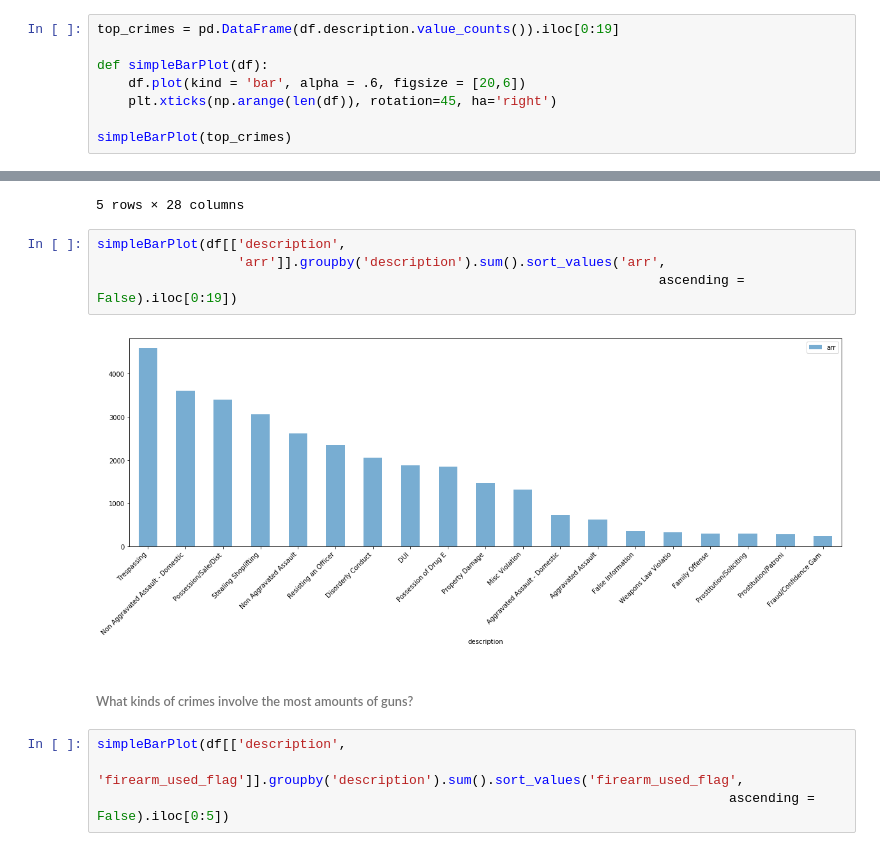
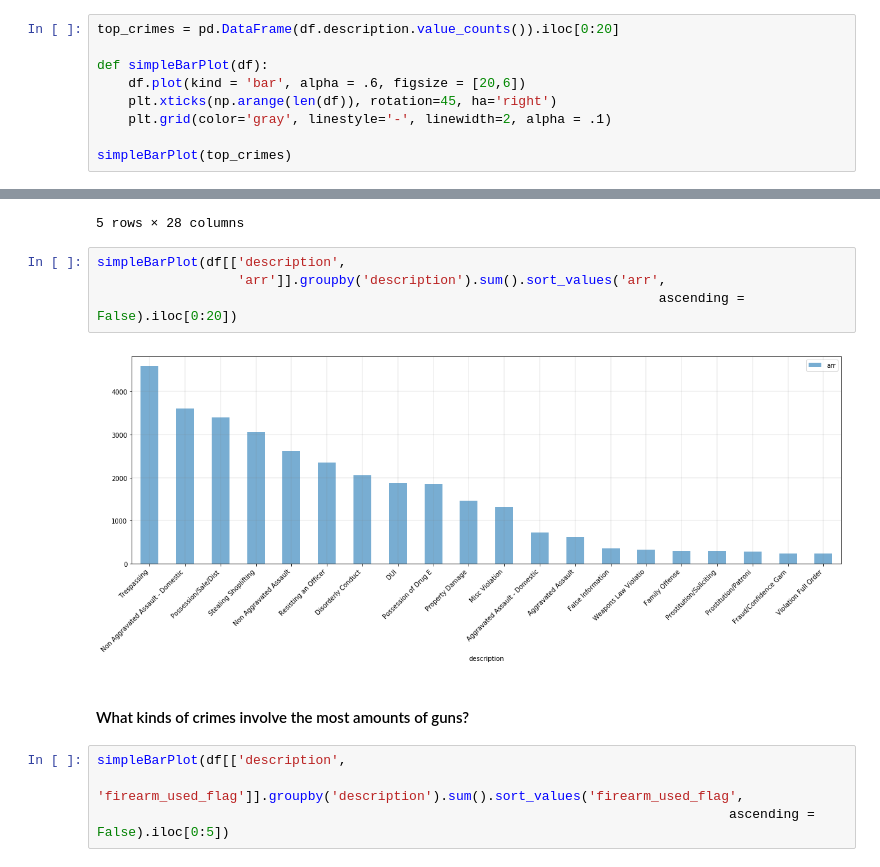
Before and after one commit to callawayh/KC-Crime-Project, a Jupyter notebook: 2.0-exploratory-data-analysis .ipynb, the cells around one changed output, grey strips where cells are left out. Saved outputs shown, nothing was run; the diff lists cells and outputs as text.

```diff
--- a/2.0-exploratory-data-analysis .ipynb
+++ b/2.0-exploratory-data-analysis .ipynb
@@ -14,9 +15,10 @@ lets check out the top 20 most frequently reported types of crimes
 # %%
-top_crimes = pd.DataFrame(df.description.value_counts()).iloc[0:19]
+top_crimes = pd.DataFrame(df.description.value_counts()).iloc[0:20]
 
 def simpleBarPlot(df):
     df.plot(kind = 'bar', alpha = .6, figsize = [20,6])
     plt.xticks(np.arange(len(df)), rotation=45, ha='right')
+    plt.grid(color='gray', linestyle='-', linewidth=2, alpha = .1)
 
 simpleBarPlot(top_crimes)
 # %% [output]
@@ -36,11 +38,11 @@ df.head()
 # %%
 simpleBarPlot(df[['description',
                   'arr']].groupby('description').sum().sort_values('arr',
-                                                                        ascending = False).iloc[0:19])
+                                                                        ascending = False).iloc[0:20])
 # %% [output]
-[figure, old version]
+[figure, new version]
 # %% [markdown]
-###### What kinds of crimes involve the most amounts of guns?
+#### What kinds of crimes involve the most amounts of guns?
 # %%
 simpleBarPlot(df[['description',
                   'firearm_used_flag']].groupby('description').sum().sort_values('firearm_used_flag',
```
Also changed, not shown: parts of 15 cells of this notebook.
